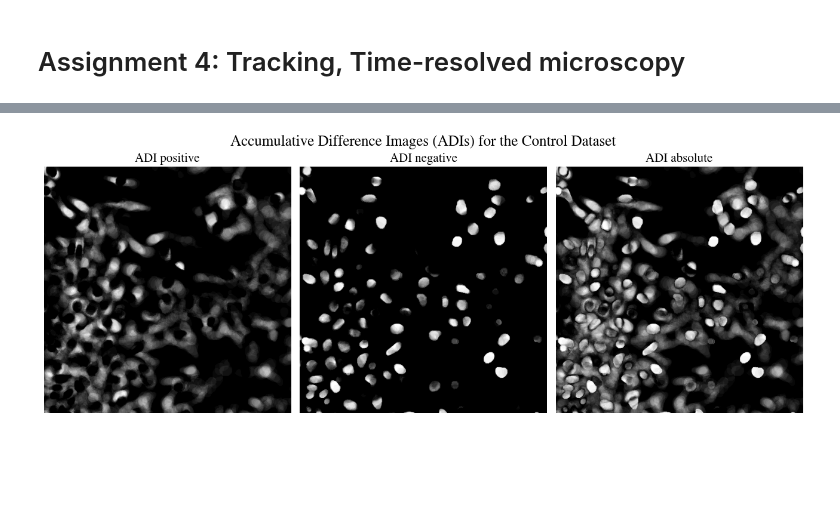
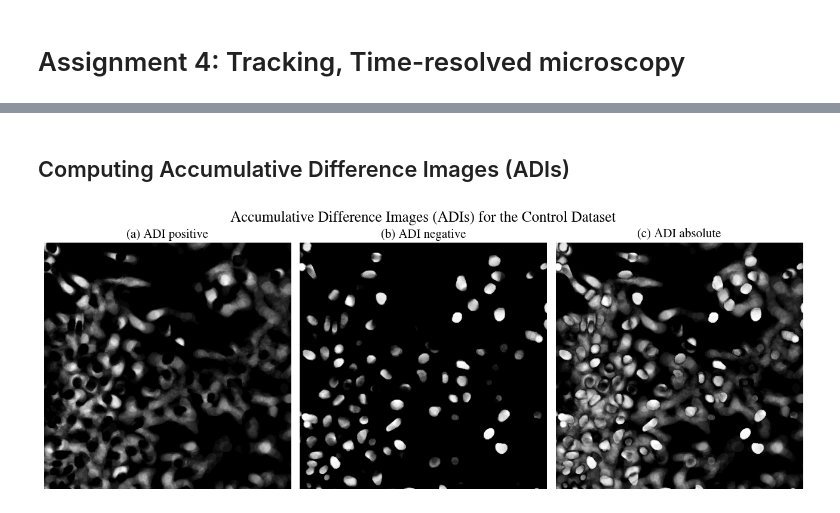
Before and after one commit to bramvaneerden/IA_Assignments, a Jupyter notebook: A4/tracking.ipynb, the cells around one changed output, grey strips where cells are left out. Cells and saved outputs as stored; diff of their text form; code cells hidden in the pictures; blank space fills up the shorter version.

```diff
--- a/A4/tracking.ipynb
+++ b/A4/tracking.ipynb
@@ -56,8 +87,0 @@ for num in images['ctrl'].keys():
-# %%
-fig, axs = plt.subplots(5, 6, figsize=(10, 9))
-axs = axs.flatten()
-for i in range(30):
-    axs[i].imshow(images['ctrl'][i], cmap='grey')
-    axs[i].axis('off')
-plt.tight_layout()
-plt.show()
@@ -66,3 +88,5 @@ plt.show()
+# %% [markdown]
+## Computing Accumulative Difference Images (ADIs)
 # %%
 R = images['ctrl'][0]
 adi_pos = np.zeros((512, 512))
@@ -80,15 +104,15 @@ for i in range(30):
 # %%
 fig, axs = plt.subplots(1, 3, figsize=(13, 5))
 axs[0].imshow(adi_pos, cmap='grey')
-axs[0].set_title('ADI positive', fontname='STIXGeneral', fontsize=15)
+axs[0].set_title('(a) ADI positive', fontname='STIXGeneral', fontsize=15)
 axs[1].imshow(adi_neg, cmap='grey')
-axs[1].set_title('ADI negative', fontname='STIXGeneral', fontsize=15)
+axs[1].set_title('(b) ADI negative', fontname='STIXGeneral', fontsize=15)
 axs[2].imshow(adi_pos + adi_neg, cmap='grey')
-axs[2].set_title('ADI absolute', fontname='STIXGeneral', fontsize=15)
+axs[2].set_title('(c) ADI absolute', fontname='STIXGeneral', fontsize=15)
 
 [axs[i].axis('off') for i in range(3)]
 fig.suptitle('Accumulative Difference Images (ADIs) for the Control Dataset', fontname='STIXGeneral', fontsize=18)
 plt.tight_layout()
 plt.savefig('figures/adis.png')
 # %% [output]
-[figure, old version]
+[figure, new version]
```
Also changed, not shown: parts of 34 cells of this notebook, 4 other files.
